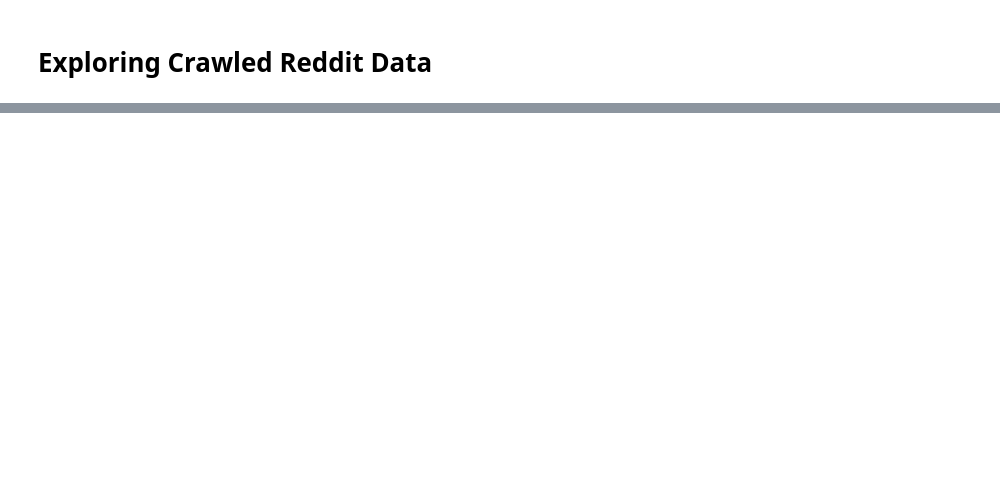
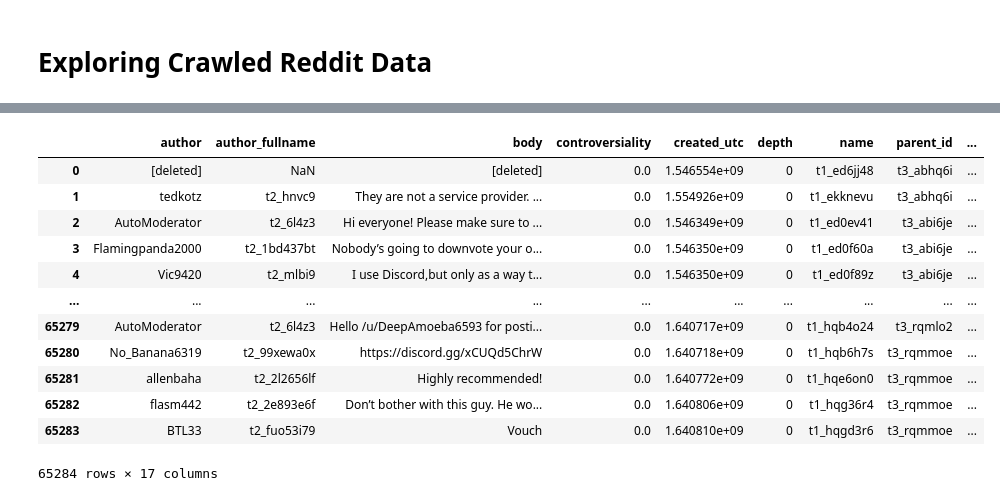
Before and after one commit to stephanieeechang/tos-summary, a Jupyter notebook: utils/reddit/explore.ipynb, the cells around one changed output, grey strips where cells are left out. Cells and saved outputs as stored; diff of their text form; code cells hidden in the pictures; blank space fills up the shorter version.

```diff
--- a/utils/reddit/explore.ipynb
+++ b/utils/reddit/explore.ipynb
@@ -244,0 +101,39 @@ corpus = gensim.corpora.TextDirectoryCorpus(str(all_selftext_dir))
+# %%
+used_columns_df_comments = [
+    'author',
+    'author_fullname',
+    'body',  # longtext content of the comment
+    'controversiality',  # float64
+    'created_utc',  # float64
+    'depth',  # int
+    'name',  # text fullname of the comment
+    'parent_id',  # text fullname of the parent
+    'score',  # int64
+    'subreddit_id',  # text fullname of the subreddit
+    'subreddit_name_prefixed',
+]
+df_comments = pd.DataFrame(all_comments)[used_columns_df_comments]
+df_comments_created_utc = pd.to_datetime(df_comments['created_utc'], unit='s', utc=True)
+df_comments['created_utc_year'] = df_comments_created_utc.dt.year
+df_comments['created_utc_month'] = df_comments_created_utc.dt.month
+df_comments['created_utc_day'] = df_comments_created_utc.dt.day
+df_comments['created_utc_hour'] = df_comments_created_utc.dt.hour
+df_comments['created_utc_minute'] = df_comments_created_utc.dt.minute
+df_comments['created_utc_second'] = df_comments_created_utc.dt.second
+
+del df_comments_created_utc
+df_comments
+# %% [output]
+|  | author | author_fullname | body | controversiality | created_utc | depth | name | parent_id | ... |
+| 0 | [deleted] | NaN | [deleted] | 0.0 | 1.546554e+09 | 0 | t1_ed6jj48 | t3_abhq6i | ... |
+| 1 | tedkotz | t2_hnvc9 | They are not a service provider. ... | 0.0 | 1.554926e+09 | 0 | t1_ekknevu | t3_abhq6i | ... |
+| 2 | AutoModerator | t2_6l4z3 | Hi everyone! Please make sure to ... | 0.0 | 1.546349e+09 | 0 | t1_ed0ev41 | t3_abi6je | ... |
+| 3 | Flamingpanda2000 | t2_1bd437bt | Nobody’s going to downvote your o... | 0.0 | 1.546350e+09 | 0 | t1_ed0f60a | t3_abi6je | ... |
+| 4 | Vic9420 | t2_mlbi9 | I use Discord,but only as a way t... | 0.0 | 1.546350e+09 | 0 | t1_ed0f89z | t3_abi6je | ... |
+| ... | ... | ... | ... | ... | ... | ... | ... | ... | ... |
+| 65279 | AutoModerator | t2_6l4z3 | Hello /u/DeepAmoeba6593 for posti... | 0.0 | 1.640717e+09 | 0 | t1_hqb4o24 | t3_rqmlo2 | ... |
+| 65280 | No_Banana6319 | t2_99xewa0x | https://discord.gg/xCUQd5ChrW | 0.0 | 1.640718e+09 | 0 | t1_hqb6h7s | t3_rqmmoe | ... |
+| 65281 | allenbaha | t2_2l2656lf | Highly recommended! | 0.0 | 1.640772e+09 | 0 | t1_hqe6on0 | t3_rqmmoe | ... |
+| 65282 | flasm442 | t2_2e893e6f | Don’t bother with this guy. He wo... | 0.0 | 1.640806e+09 | 0 | t1_hqg36r4 | t3_rqmmoe | ... |
+| 65283 | BTL33 | t2_fuo53i79 | Vouch | 0.0 | 1.640810e+09 | 0 | t1_hqgd3r6 | t3_rqmmoe | ... |
+65284 rows × 17 columns
```
Also changed, not shown: parts of 41 cells of this notebook, 2 other files.
